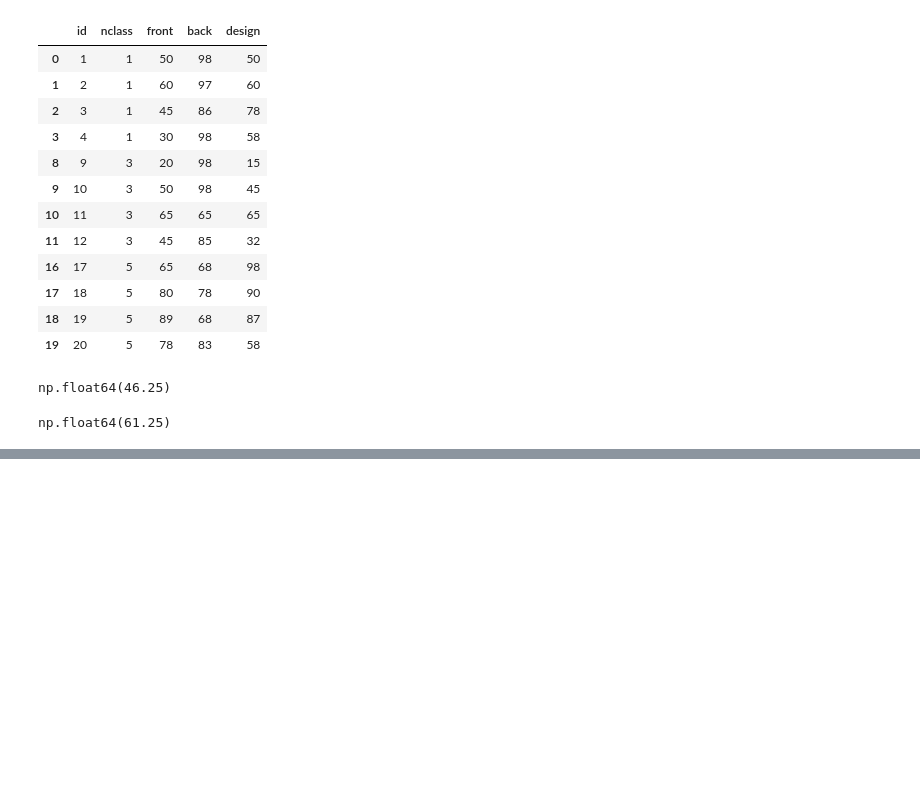
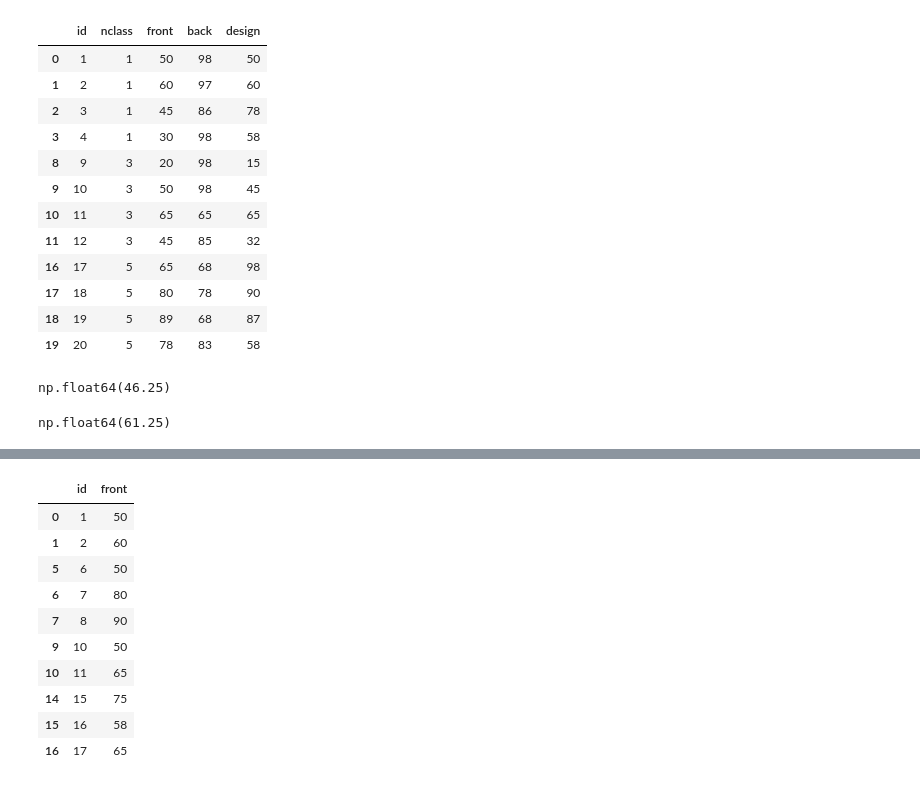
Before and after one commit to Likelion-at-SMWU-13th/HaJiMin, a Jupyter notebook: part05_2/preprocessing1.ipynb, the cells around one changed output, grey strips where cells are left out. Drawn from its saved outputs; the diff is of its cells as text; code cells hidden in the pictures; blank space fills up the shorter version.

```diff
--- a/part05_2/preprocessing1.ipynb
+++ b/part05_2/preprocessing1.ipynb
@@ -207,0 +316,14 @@ np.float64(61.25)
+# %%
+exam.query('front >=50')[['id', 'front']].head(10)
+# %% [output]
+|  | id | front |
+| 0 | 1 | 50 |
+| 1 | 2 | 60 |
+| 5 | 6 | 50 |
+| 6 | 7 | 80 |
+| 7 | 8 | 90 |
+| 9 | 10 | 50 |
+| 10 | 11 | 65 |
+| 14 | 15 | 75 |
+| 15 | 16 | 58 |
+| 16 | 17 | 65 |
```
Also changed, not shown: parts of 7 cells of this notebook.
